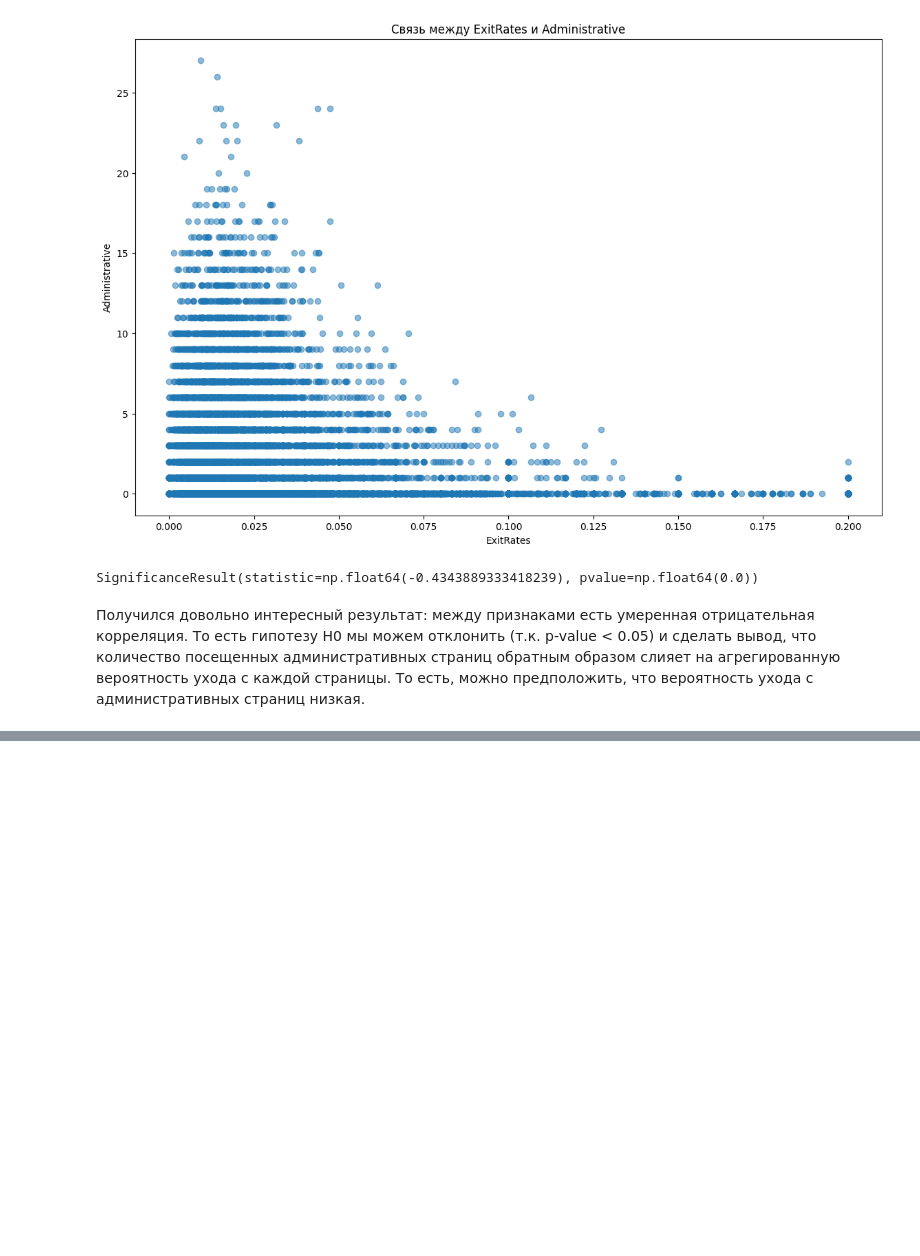
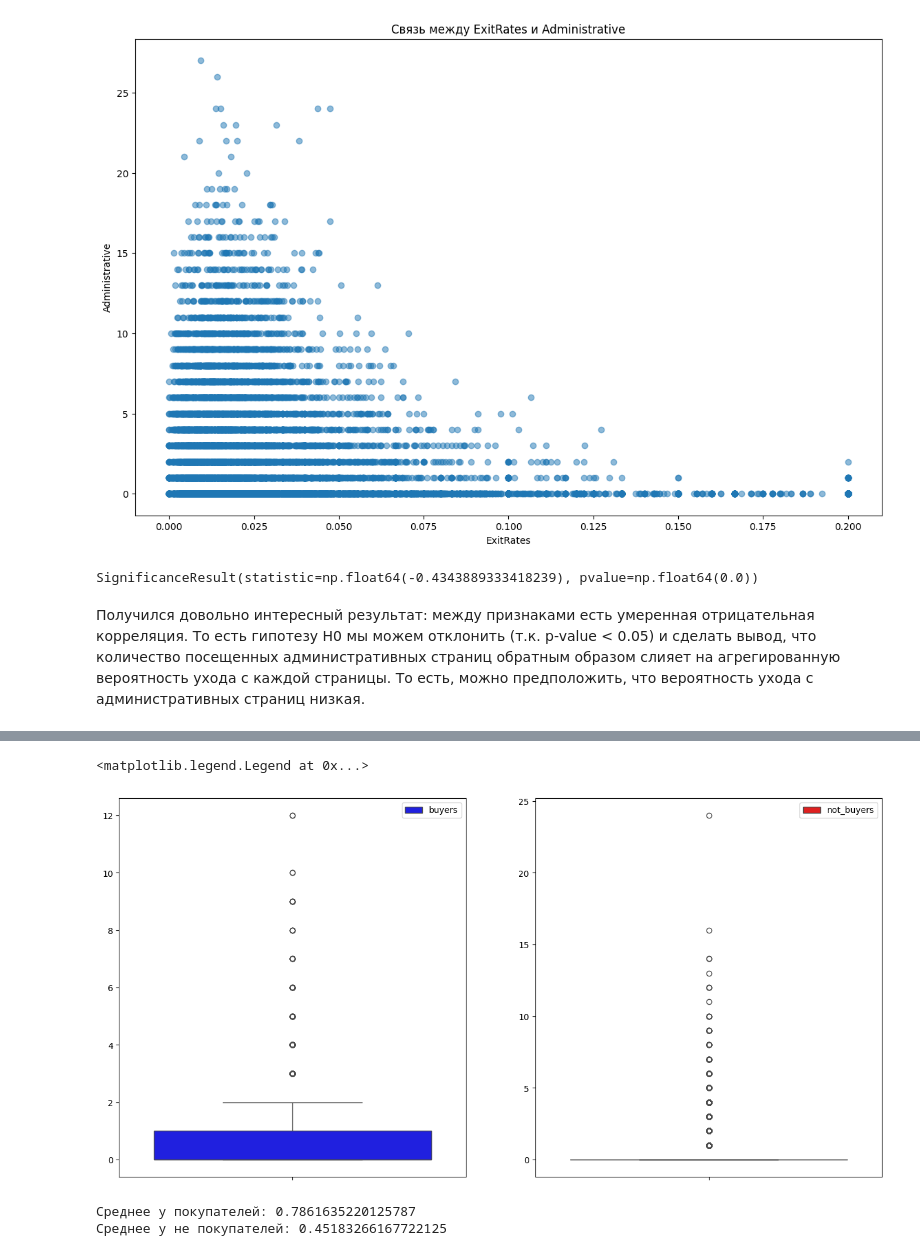
Before and after one commit to ekstlv/GP4_Statistics, a Jupyter notebook: Session_2.ipynb, the cells around one changed output, grey strips where cells are left out. Drawn from its saved outputs; the diff is of its cells as text; code cells hidden in the pictures; blank space fills up the shorter version.

```diff
--- a/Session_2.ipynb
+++ b/Session_2.ipynb
@@ -138,0 +214,19 @@ SignificanceResult(statistic=np.float64(-0.4343889333418239), pvalue=np.float64(
+# %%
+plt.figure(figsize=(16, 8))
+
+plt.subplot(1,2,1)
+sns.boxplot(data=buyers['Informational'].values, color = 'blue', label='buyers')
+plt.legend()
+
+plt.subplot(1,2,2)
+sns.boxplot(data=not_buyers['Informational'].values, color = 'red', label='not_buyers')
+plt.legend()
+# %% [output]
+<matplotlib.legend.Legend at 0x...>
+[figure, added]
+# %%
+print("Среднее у покупателей:", df[df['Revenue']==True]['Informational'].mean())
+print("Среднее у не покупателей:", df[df['Revenue']==False]['Informational'].mean())
+# %% [output]
+Среднее у покупателей: 0.7861635220125787
+Среднее у не покупателей: 0.45183266167722125
```
Also changed, not shown: parts of 32 cells of this notebook.
